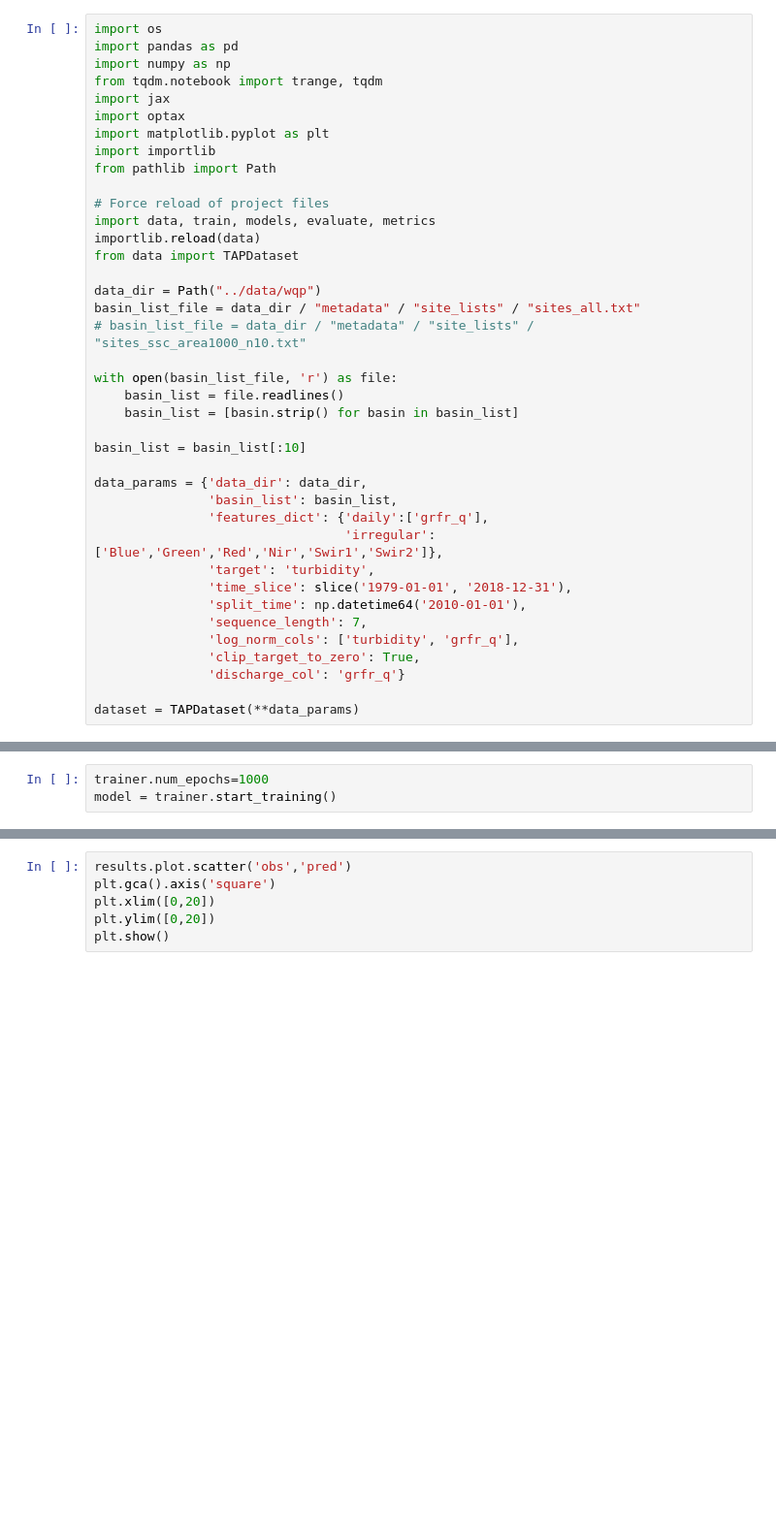
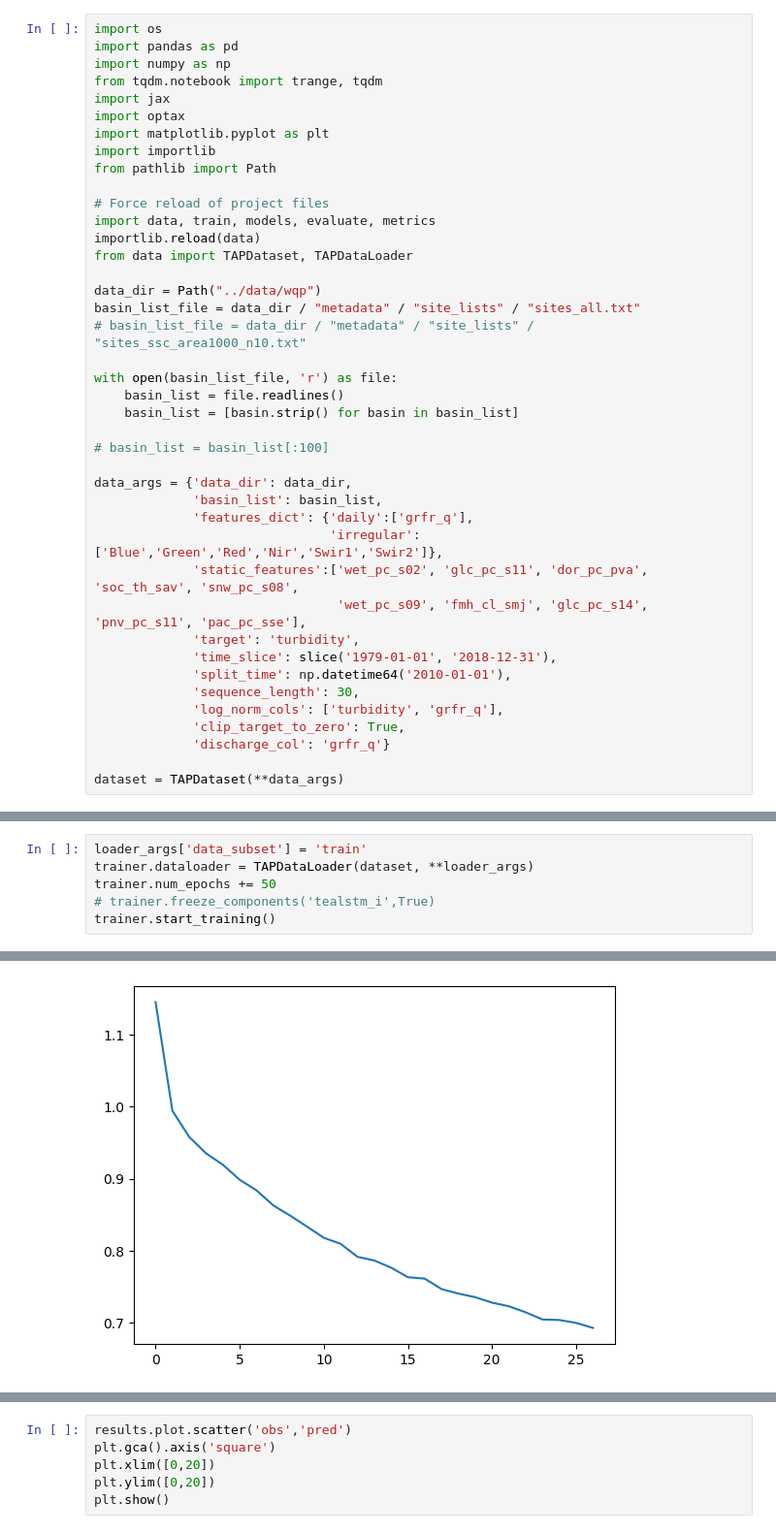
Before and after one commit to Fluvial-UMass/swot-ml, a Jupyter notebook: src/TAPTLSTM.ipynb, the cells around one changed output, grey strips where cells are left out. Shown at 97% size. Drawn from its saved outputs; the diff is of its cells as text; blank space fills up the shorter version.

```diff
--- a/src/TAPTLSTM.ipynb
+++ b/src/TAPTLSTM.ipynb
@@ -12,7 +12,7 @@ from pathlib import Path
 # Force reload of project files
 import data, train, models, evaluate, metrics
 importlib.reload(data)
-from data import TAPDataset
+from data import TAPDataset, TAPDataLoader
 
 data_dir = Path("../data/wqp")
 basin_list_file = data_dir / "metadata" / "site_lists" / "sites_all.txt"
@@ -22,18 +22,20 @@ with open(basin_list_file, 'r') as file:
     basin_list = file.readlines()
     basin_list = [basin.strip() for basin in basin_list]
 
-basin_list = basin_list[:10]
+# basin_list = basin_list[:100]
 
-data_params = {'data_dir': data_dir,
-               'basin_list': basin_list,
-               'features_dict': {'daily':['grfr_q'],
-                                 'irregular':['Blue','Green','Red','Nir','Swir1','Swir2']},
-               'target': 'turbidity',
-               'time_slice': slice('1979-01-01', '2018-12-31'),
-               'split_time': np.datetime64('2010-01-01'),
-               'sequence_length': 7,
-               'log_norm_cols': ['turbidity', 'grfr_q'],
-               'clip_target_to_zero': True,
-               'discharge_col': 'grfr_q'}
+data_args = {'data_dir': data_dir,
+             'basin_list': basin_list,
+             'features_dict': {'daily':['grfr_q'],
+                               'irregular':['Blue','Green','Red','Nir','Swir1','Swir2']},
+             'static_features':['wet_pc_s02', 'glc_pc_s11', 'dor_pc_pva', 'soc_th_sav', 'snw_pc_s08',
+                                'wet_pc_s09', 'fmh_cl_smj', 'glc_pc_s14', 'pnv_pc_s11', 'pac_pc_sse'],
+             'target': 'turbidity',
+             'time_slice': slice('1979-01-01', '2018-12-31'),
+             'split_time': np.datetime64('2010-01-01'),
+             'sequence_length': 30,
+             'log_norm_cols': ['turbidity', 'grfr_q'],
+             'clip_target_to_zero': True,
+             'discharge_col': 'grfr_q'}
 
-dataset = TAPDataset(**data_params)
+dataset = TAPDataset(**data_args)
@@ -95,3 +76,0 @@ model = trainer.start_training()
-# %%
-trainer.num_epochs=1000
-model = trainer.start_training()
@@ -101,0 +77,7 @@ basin
+# %%
+loader_args['data_subset'] = 'train'
+trainer.dataloader = TAPDataLoader(dataset, **loader_args)
+trainer.num_epochs += 50
+# trainer.freeze_components('tealstm_i',True)
+trainer.start_training()
+# %% [output]
@@ -102,3 +90,4 @@ basin
+[figure, added]
 # %%
 from metrics import get_all_metrics
 
```
Also changed, not shown: parts of 10 cells of this notebook, 5 other files.
